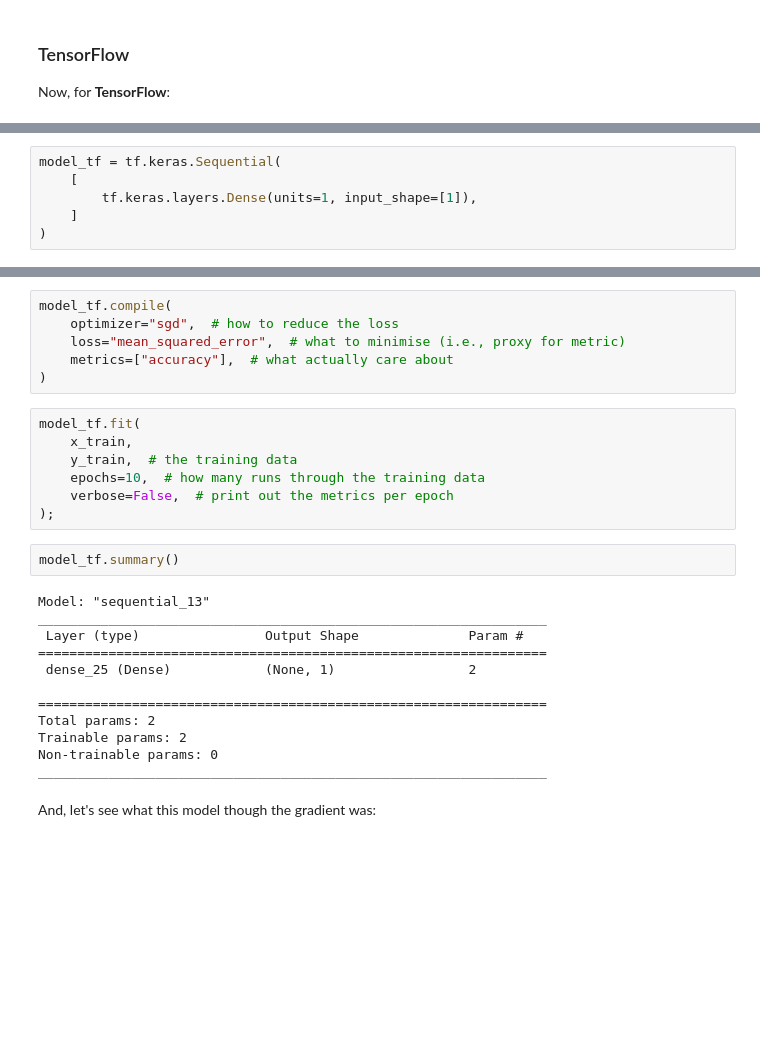
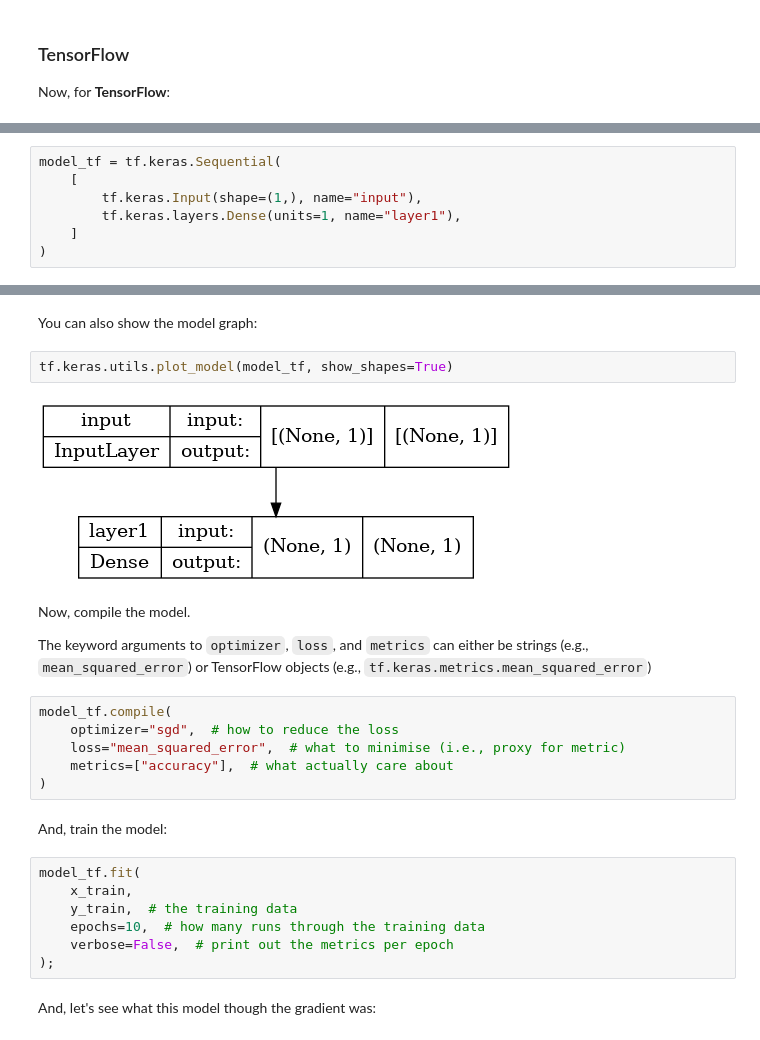
Before and after one commit to lukeconibear/intro_ml, a Jupyter notebook: docs/02_tools.ipynb, the cells around one changed output, grey strips where cells are left out. Drawn from its saved outputs; the diff is of its cells as text; blank space fills up the shorter version.

```diff
--- a/docs/02_tools.ipynb
+++ b/docs/02_tools.ipynb
@@ -209,6 +227,7 @@ import tensorflow as tf
 # %%
 model_tf = tf.keras.Sequential(
     [
-        tf.keras.layers.Dense(units=1, input_shape=[1]),
+        tf.keras.Input(shape=(1,), name="input"),
+        tf.keras.layers.Dense(units=1, name="layer1"),
     ]
 )
@@ -215,9 +252,21 @@ model_tf = tf.keras.Sequential(
+# %% [markdown]
+You can also show the model graph:
+# %%
+tf.keras.utils.plot_model(model_tf, show_shapes=True)
+# %% [output]
+[figure, added]
+# %% [markdown]
+Now, compile the model.
+
+The keyword arguments to `optimizer`, `loss`, and `metrics` can either be strings (e.g., `mean_squared_error`) or TensorFlow objects (e.g., `tf.keras.metrics.mean_squared_error`)
 # %%
 model_tf.compile(
     optimizer="sgd",  # how to reduce the loss
     loss="mean_squared_error",  # what to minimise (i.e., proxy for metric)
     metrics=["accuracy"],  # what actually care about
 )
+# %% [markdown]
+And, train the model:
 # %%
 model_tf.fit(
     x_train,
@@ -225,20 +274,6 @@ model_tf.fit(
     epochs=10,  # how many runs through the training data
     verbose=False,  # print out the metrics per epoch
 );
-# %%
-model_tf.summary()
-# %% [output]
-Model: "sequential_13"
-_________________________________________________________________
- Layer (type)                Output Shape              Param #
-=================================================================
- dense_25 (Dense)            (None, 1)                 2
-
-=================================================================
-Total params: 2
-Trainable params: 2
-Non-trainable params: 0
-_________________________________________________________________
 # %% [markdown]
 And, let's see what this model though the gradient was:
 # %%
```
Also changed, not shown: parts of 22 cells of this notebook, 28 other files.
